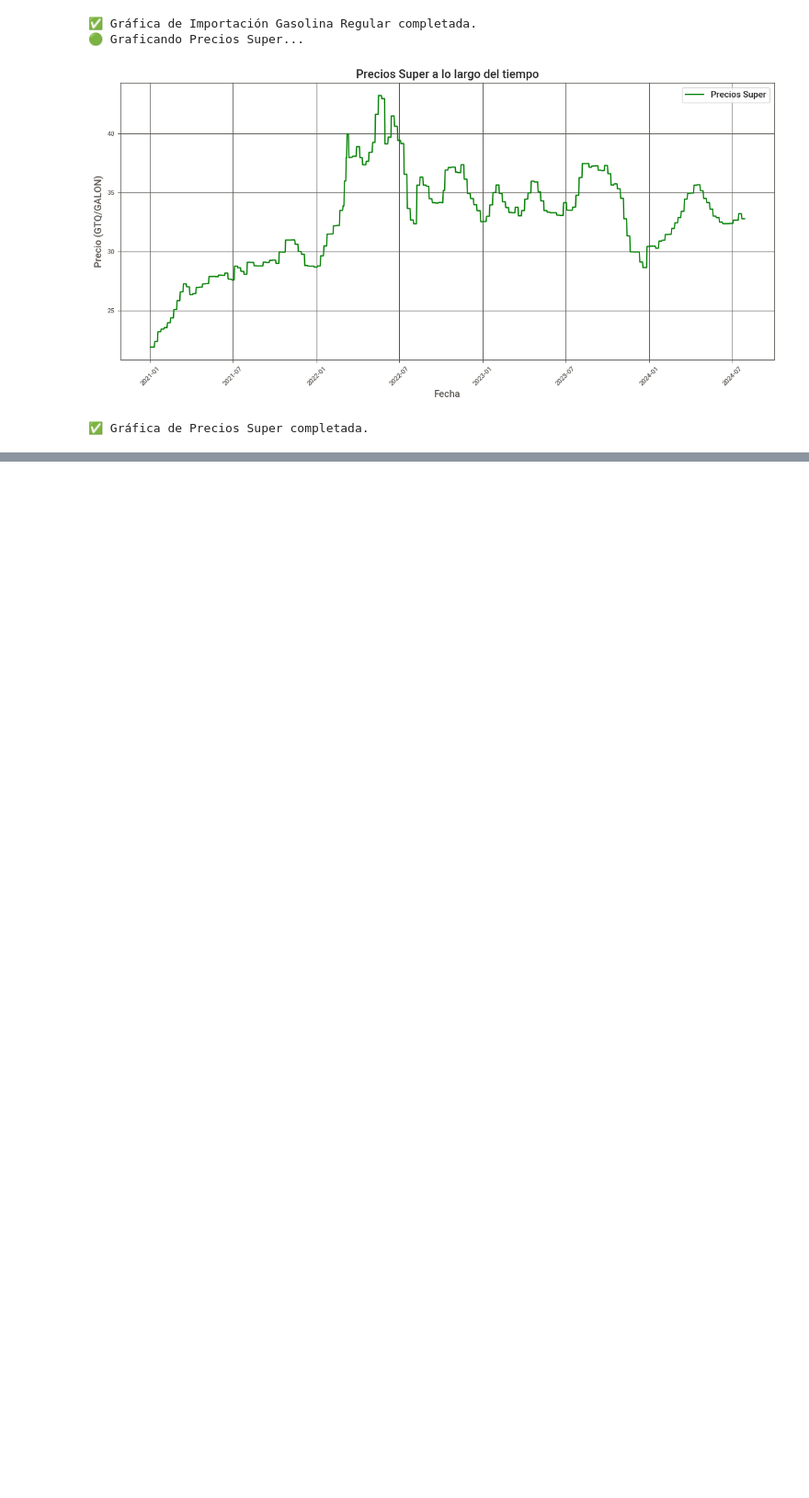
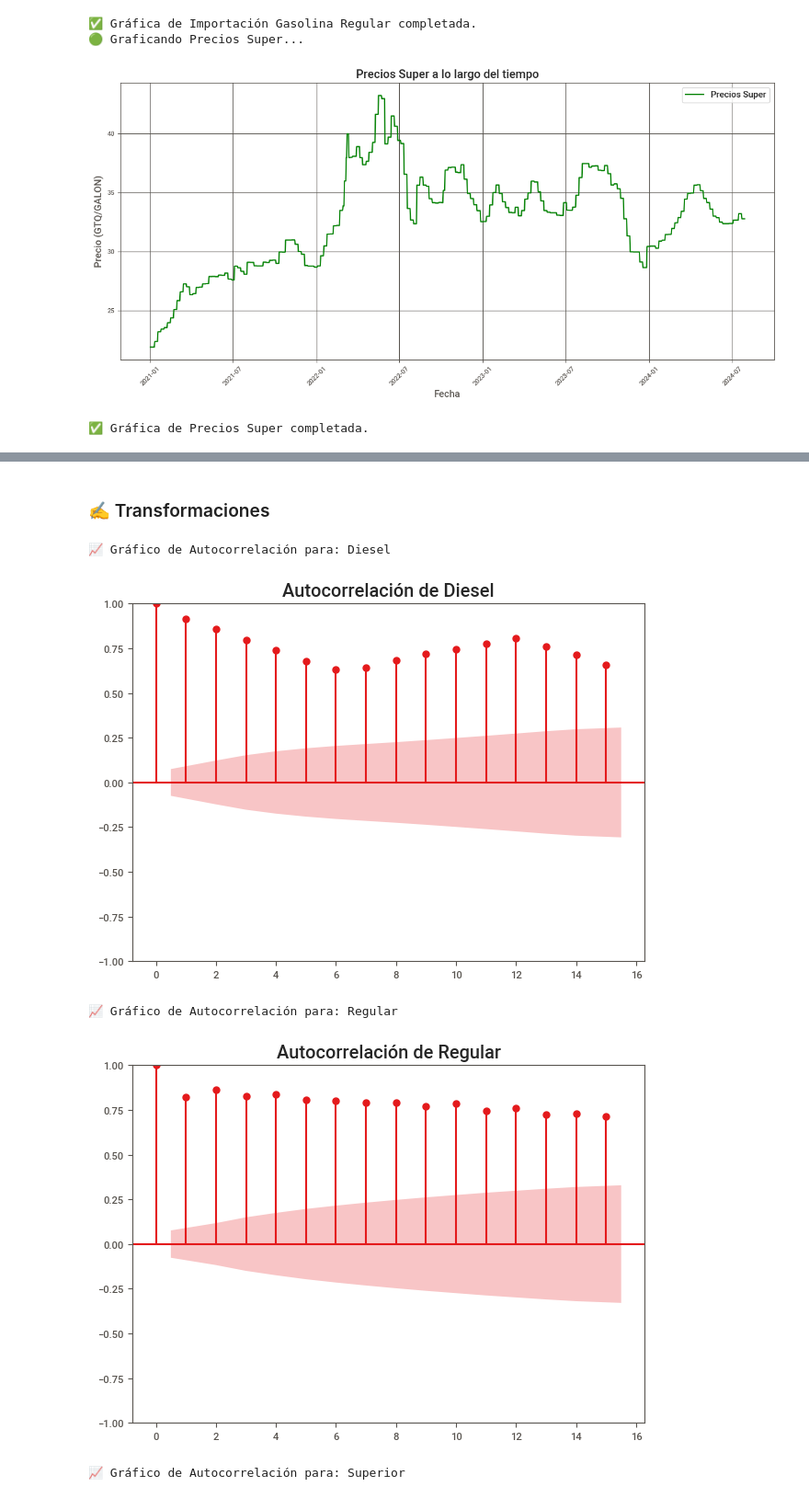
Before and after one commit to Dahernandezsilve/Lab02_Data-Science, a Jupyter notebook: Lab02.ipynb, the cells around one changed output, grey strips where cells are left out. Shown at 92% size. Cells and saved outputs as stored; diff of their text form; code cells hidden in the pictures; blank space fills up the shorter version.

```diff
--- a/Lab02.ipynb
+++ b/Lab02.ipynb
@@ -358,0 +443,18 @@ plotTimeSeries(serieConsumoDiesel, serieImportacionRegular, seriePreciosSuper)
+# %% [markdown]
+### ✍️ Transformaciones
+# %%
+def graficarACF(serieTiempo, descripcion):
+    print(f"📈 Gráfico de Autocorrelación para: {descripcion}")
+    plot_acf(serieTiempo, lags=15, alpha=0.2)
+    plt.title(f'Autocorrelación de {descripcion}')
+    plt.show()
+
+graficarACF(serieConsumoDiesel['Diesel'], 'Diesel')
+graficarACF(serieImportacionRegular['Gasolina regular'], 'Regular')
+graficarACF(seriePreciosSuper['Superior GTQ/GALON'], 'Superior')
+# %% [output]
+📈 Gráfico de Autocorrelación para: Diesel
+[figure, added]
+📈 Gráfico de Autocorrelación para: Regular
+[figure, added]
+📈 Gráfico de Autocorrelación para: Superior
```
Also changed, not shown: parts of 11 cells of this notebook, 1 other file.
